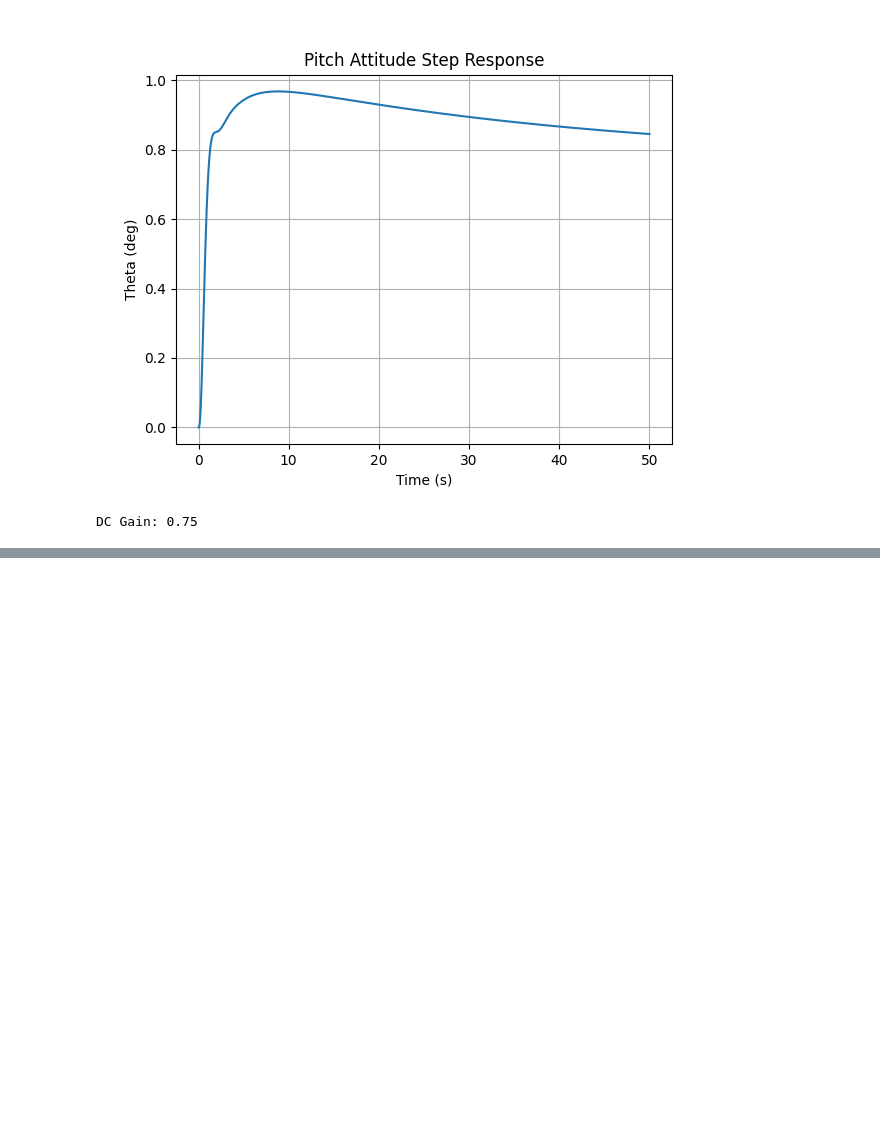
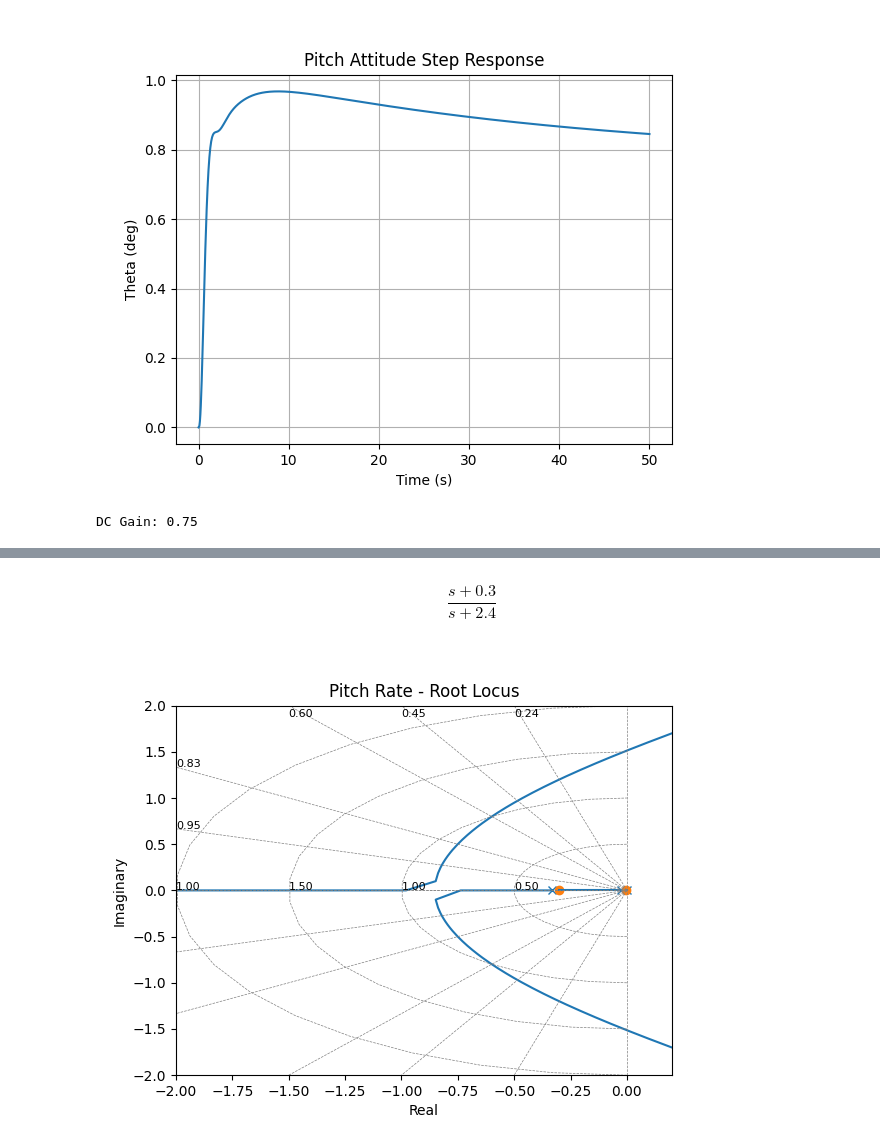
Before and after one commit to jeheneghan/StevensAndLewis, a Jupyter notebook: scripts/examples/PitchAutopilots.ipynb, the cells around one changed output, grey strips where cells are left out. Cells and saved outputs as stored; diff of their text form; code cells hidden in the pictures; blank space fills up the shorter version.

```diff
--- a/scripts/examples/PitchAutopilots.ipynb
+++ b/scripts/examples/PitchAutopilots.ipynb
@@ -119,0 +149,13 @@ DC Gain: 0.75
+# %%
+G_lead = ct.ss(-2.4,2.4,(0.3-2.4)/2.4,1)
+ct.ss2tf(G_lead)
+# %% [output]
+$$\frac{s + 0.3}{s + 2.4}$$
+# %%
+sys_hc2h_ol = ct.series(G_lead, sys_thetac2h)
+plt.figure()
+ct.root_locus(sys_hc2h_ol,kvect=np.logspace(-4,2,500), xlim=[-2, .2], ylim=[-2, 2])
+plt.title('Pitch Rate - Root Locus')
+plt.show()
+# %% [output]
+[figure, added]
```
Also changed, not shown: parts of 17 cells of this notebook, 1 other file.
